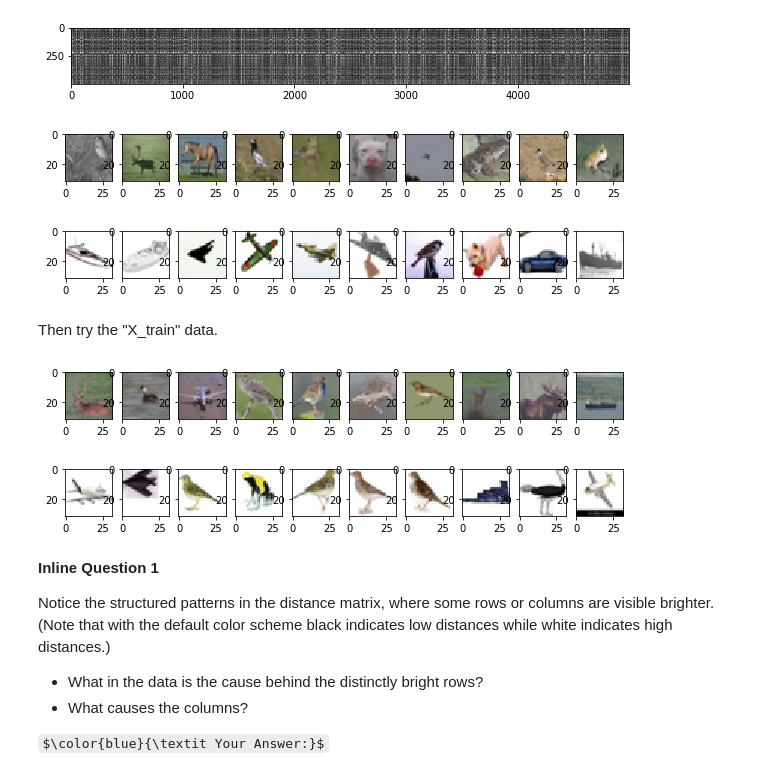
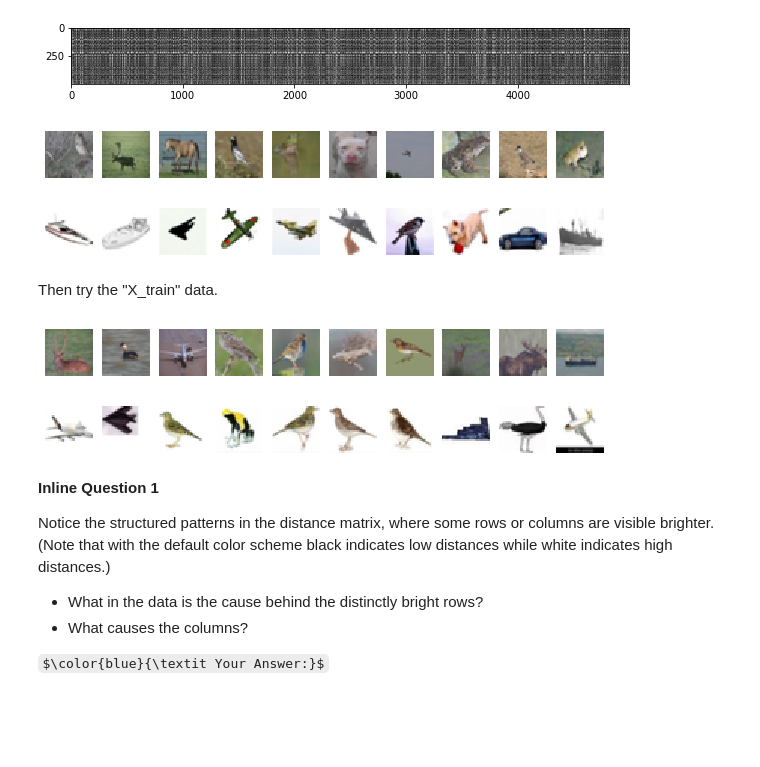
Before and after one commit to bingcheng1998/CS231n-2020-spring-assignment-solution, a Jupyter notebook: assignment1/knn.ipynb, the cells around one changed output. Cells and saved outputs as stored; diff of their text form; code cells hidden in the pictures; some formulas as TeX source; blank space fills up the shorter version.

```diff
--- a/assignment1/knn.ipynb
+++ b/assignment1/knn.ipynb
@@ -132,26 +128,27 @@ plt.show()
 # %%
 def showSortedImg(sort_index, data):
     img_num_show = 10
     for i in range(img_num_show):
         plt.subplot(1, img_num_show, i+1)
+        plt.axis('off')
         img = data[sort_index[i]].reshape(32,32,3).astype('uint8')
         plt.imshow(img)
     plt.show()
 
 # axis=1 means column, “-” means ASC, white bar, otherwise DSC, black bar
 showSortedImg(np.argsort(dists.sum(axis=1)), X_test)
 showSortedImg(np.argsort(-dists.sum(axis=1)), X_test)
 # %% [output]
-[figure, old version]
+[figure, new version]
-[figure, old version]
+[figure, new version]
 # %% [markdown]
 Then try the "X_train" data.
 # %%
 showSortedImg(np.argsort(dists.sum(axis=0)), X_train)
 showSortedImg(np.argsort(-dists.sum(axis=0)), X_train)
 # %% [output]
-[figure, old version]
+[figure, new version]
-[figure, old version]
+[figure, new version]
 # %% [markdown]
 **Inline Question 1**
 
```
Also changed, not shown: parts of 5 cells of this notebook, 2 other files.
